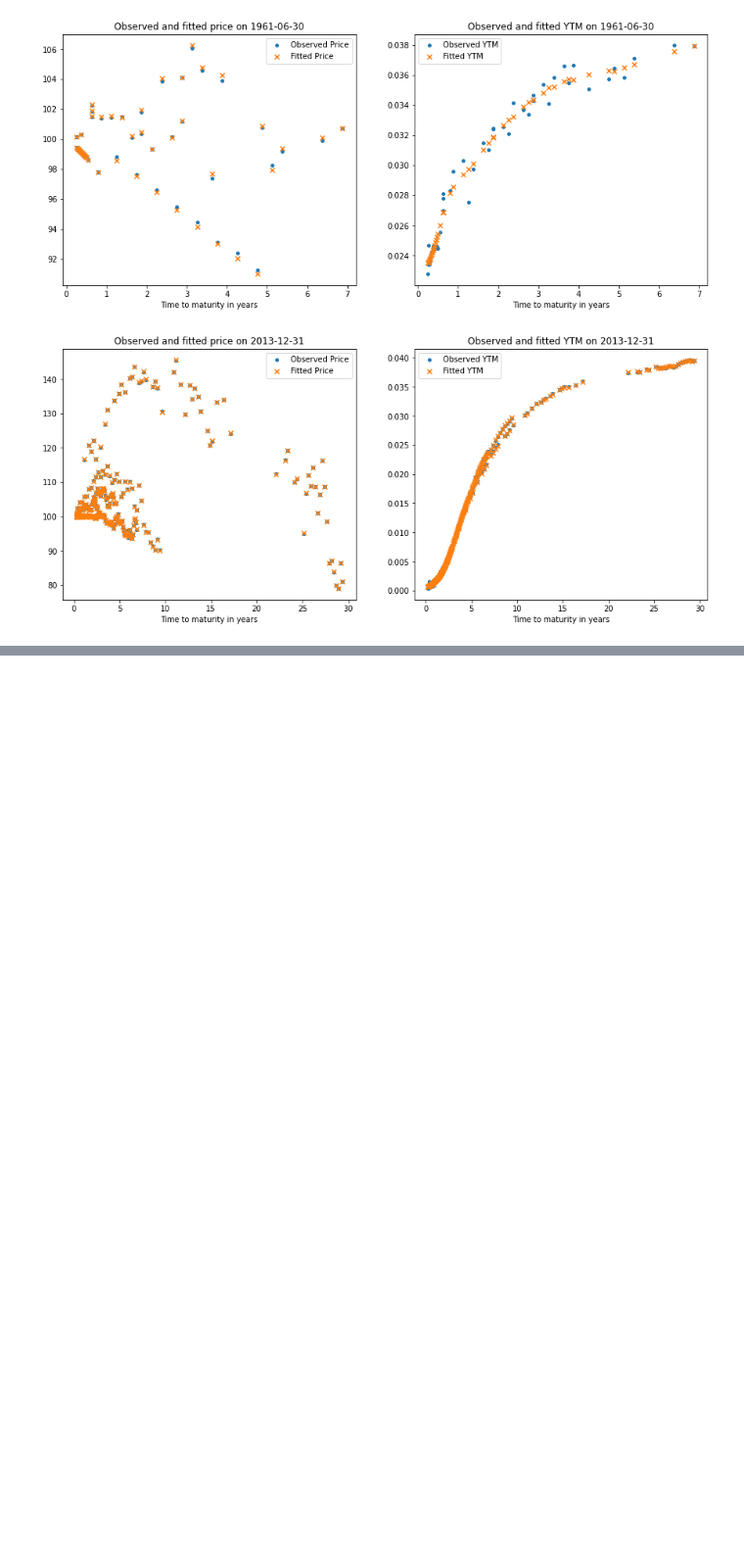
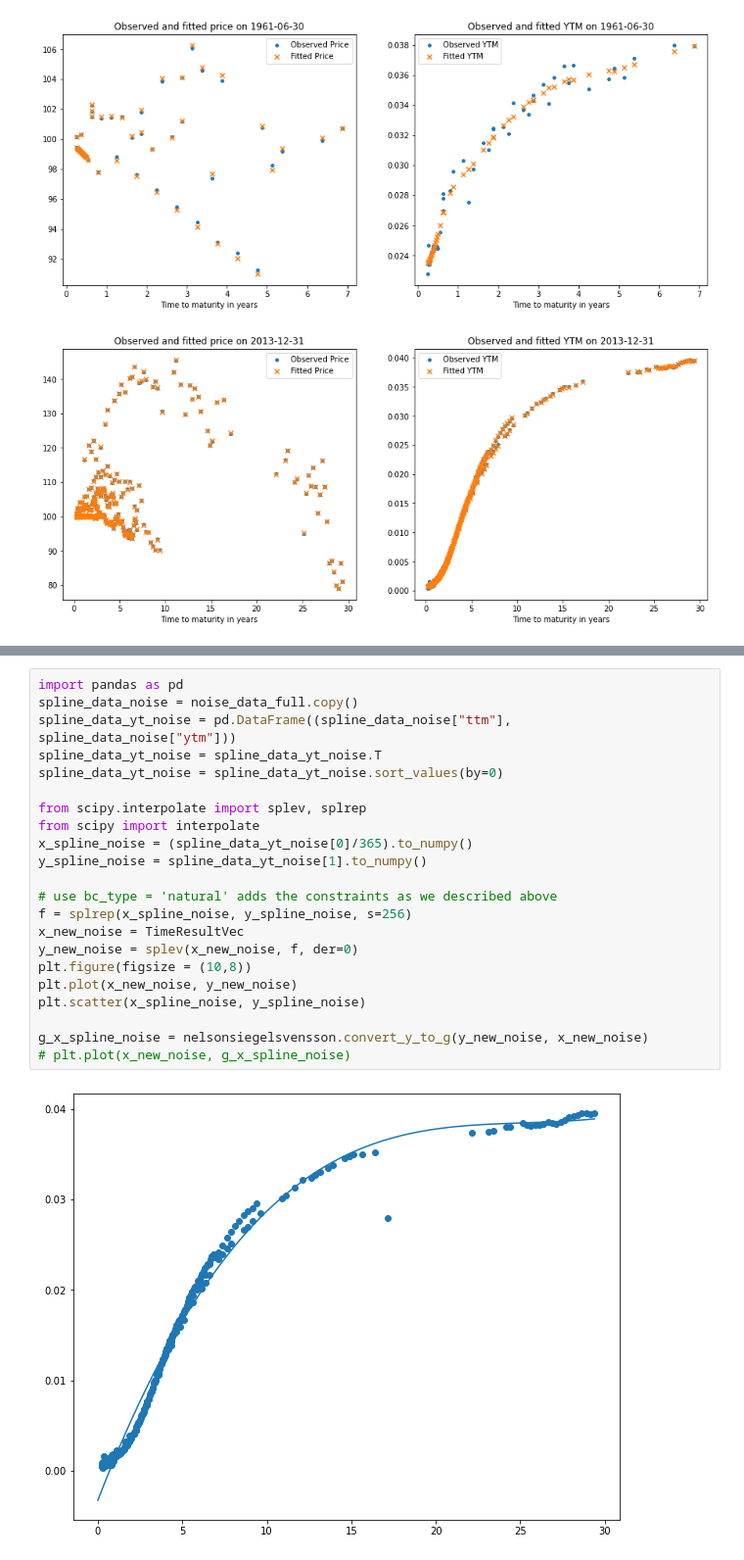
Before and after one commit to Lindi1907/Robust-Machine-Learning-for-Yield-Curve-Estimation, a Jupyter notebook: code&data/KR_example.ipynb, the cells around one changed output, grey strips where cells are left out. Shown at 98% size. Saved outputs shown, nothing was run; the diff lists cells and outputs as text; blank space fills up the shorter version.

```diff
--- a/code&data/KR_example.ipynb
+++ b/code&data/KR_example.ipynb
@@ -398,0 +553,24 @@ for ax in [ax_1, ax_2]:
+# %%
+import pandas as pd
+spline_data_noise = noise_data_full.copy()
+spline_data_yt_noise = pd.DataFrame((spline_data_noise["ttm"], spline_data_noise["ytm"]))
+spline_data_yt_noise = spline_data_yt_noise.T
+spline_data_yt_noise = spline_data_yt_noise.sort_values(by=0)
+
+from scipy.interpolate import splev, splrep
+from scipy import interpolate
+x_spline_noise = (spline_data_yt_noise[0]/365).to_numpy()
+y_spline_noise = spline_data_yt_noise[1].to_numpy()
+
+# use bc_type = 'natural' adds the constraints as we described above
+f = splrep(x_spline_noise, y_spline_noise, s=256)
+x_new_noise = TimeResultVec
+y_new_noise = splev(x_new_noise, f, der=0)
+plt.figure(figsize = (10,8))
+plt.plot(x_new_noise, y_new_noise)
+plt.scatter(x_spline_noise, y_spline_noise)
+
+g_x_spline_noise = nelsonsiegelsvensson.convert_y_to_g(y_new_noise, x_new_noise)
+# plt.plot(x_new_noise, g_x_spline_noise)
+# %% [output]
+[figure, added]
```
Also changed, not shown: parts of 30 cells of this notebook, 1 other file.
